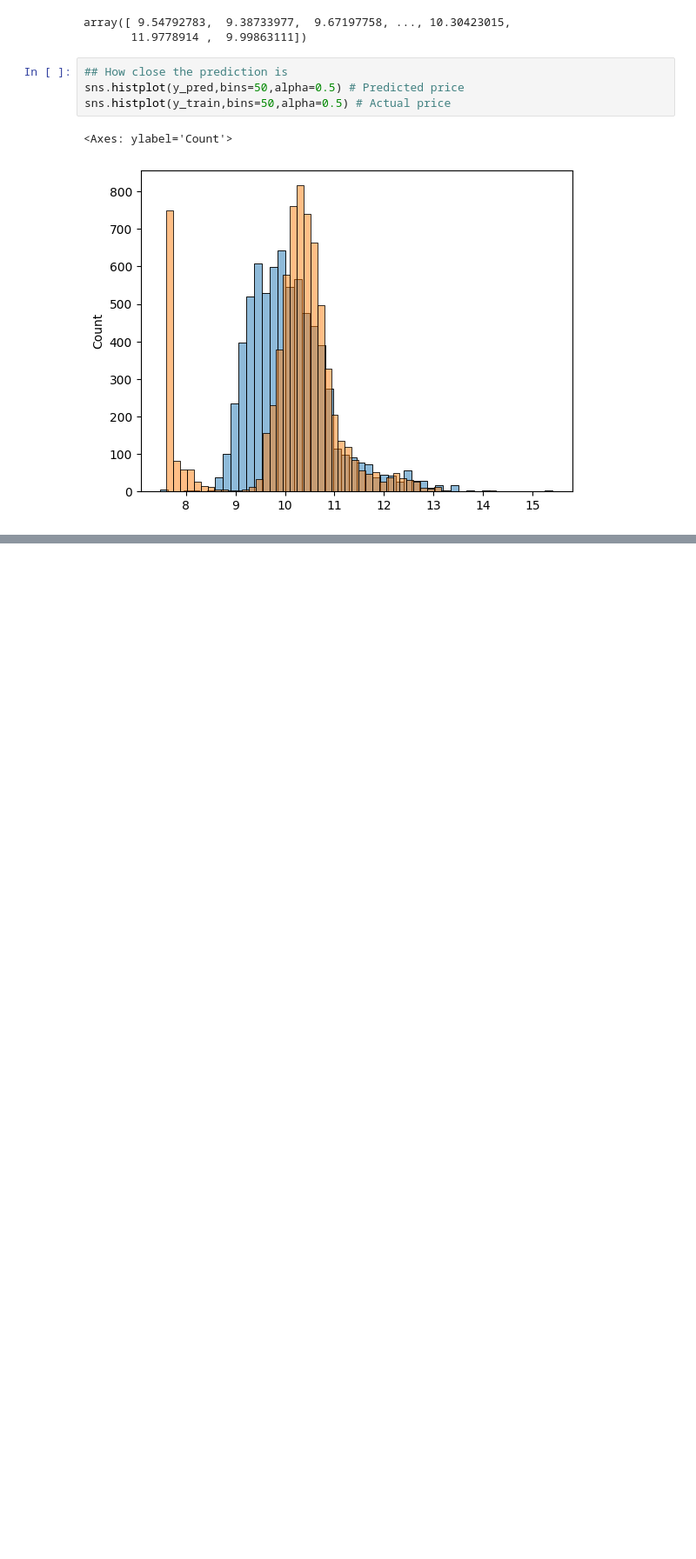
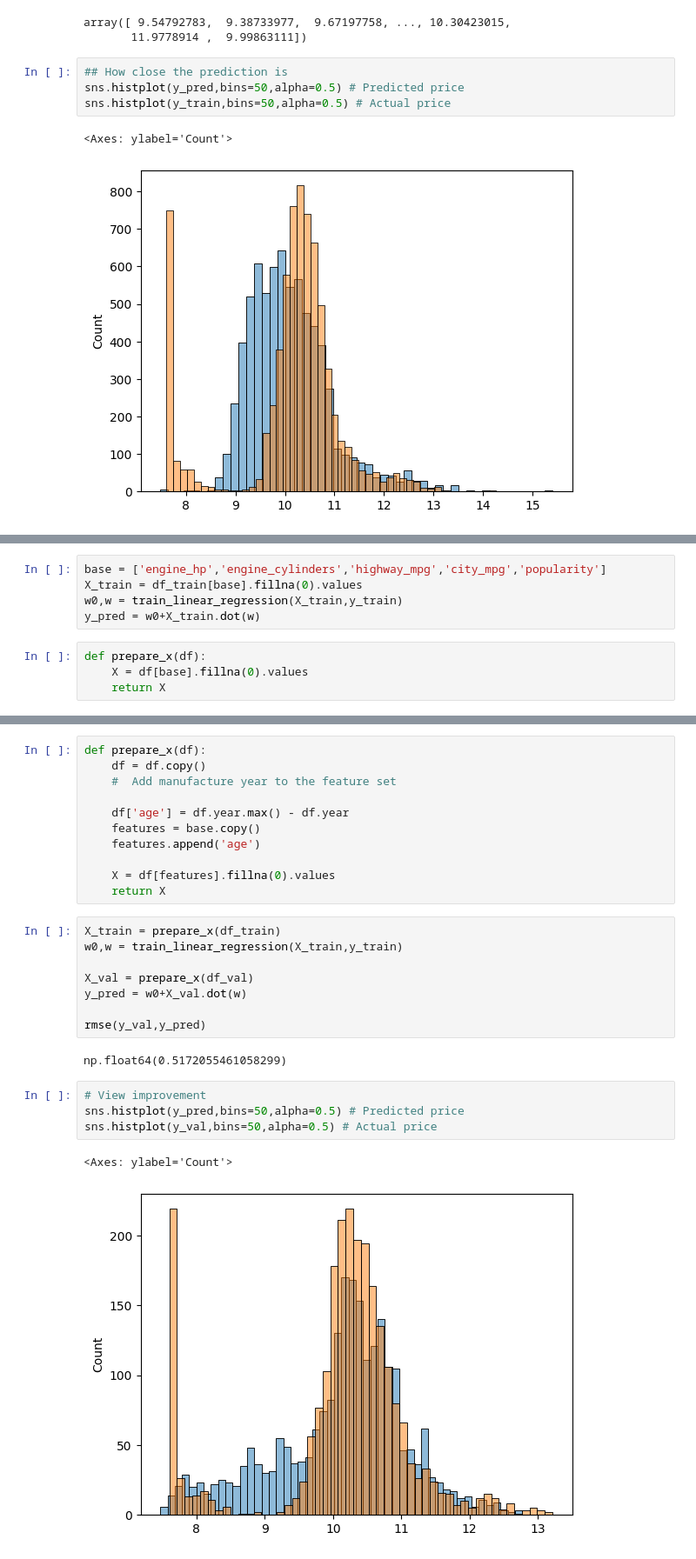
Before and after one commit to okellodaniel/ML_Scholar, a Jupyter notebook: 02-regression/linear_regression.ipynb, the cells around one changed output, grey strips where cells are left out. Shown at 87% size. Cells and saved outputs as stored; diff of their text form; blank space fills up the shorter version.

```diff
--- a/02-regression/linear_regression.ipynb
+++ b/02-regression/linear_regression.ipynb
@@ -742,0 +768,9 @@ is 10.3, the difference is 3, and the square of the difference is 9
+# %%
+base = ['engine_hp','engine_cylinders','highway_mpg','city_mpg','popularity']
+X_train = df_train[base].fillna(0).values
+w0,w = train_linear_regression(X_train,y_train)
+y_pred = w0+X_train.dot(w)
+# %%
+def prepare_x(df):
+    X = df[base].fillna(0).values
+    return X
@@ -742,0 +815,28 @@ is 10.3, the difference is 3, and the square of the difference is 9
+# %%
+def prepare_x(df):
+    df = df.copy()
+    #  Add manufacture year to the feature set
+
+    df['age'] = df.year.max() - df.year
+    features = base.copy()
+    features.append('age')
+
+    X = df[features].fillna(0).values
+    return X
+# %%
+X_train = prepare_x(df_train)
+w0,w = train_linear_regression(X_train,y_train)
+
+X_val = prepare_x(df_val)
+y_pred = w0+X_val.dot(w)
+
+rmse(y_val,y_pred)
+# %% [output]
+np.float64(0.5172055461058299)
+# %%
+# View improvement
+sns.histplot(y_pred,bins=50,alpha=0.5) # Predicted price
+sns.histplot(y_val,bins=50,alpha=0.5) # Actual price
+# %% [output]
+<Axes: ylabel='Count'>
+[figure, added]
```
Also changed, not shown: parts of 61 cells of this notebook, 1 other file.
